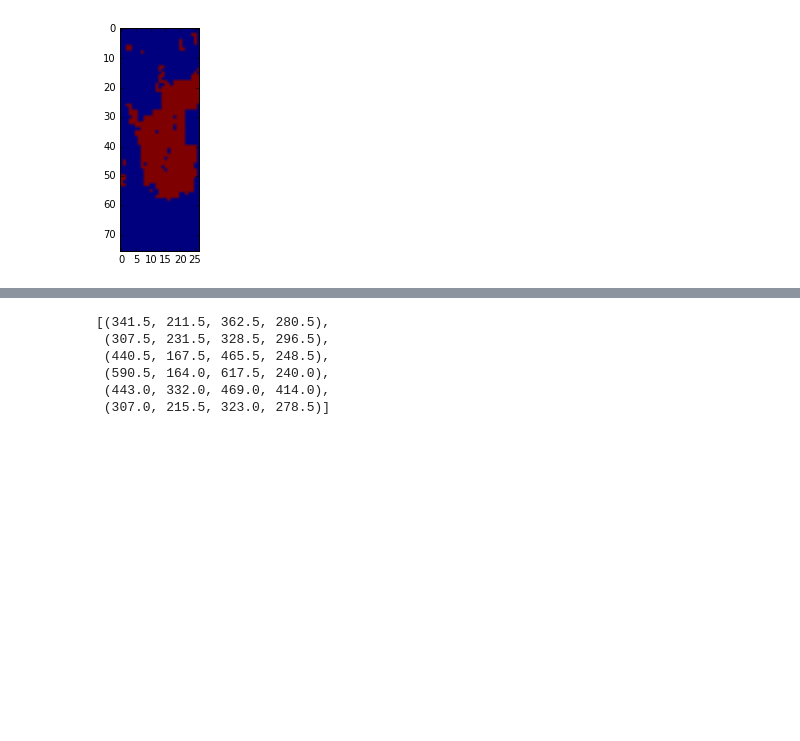
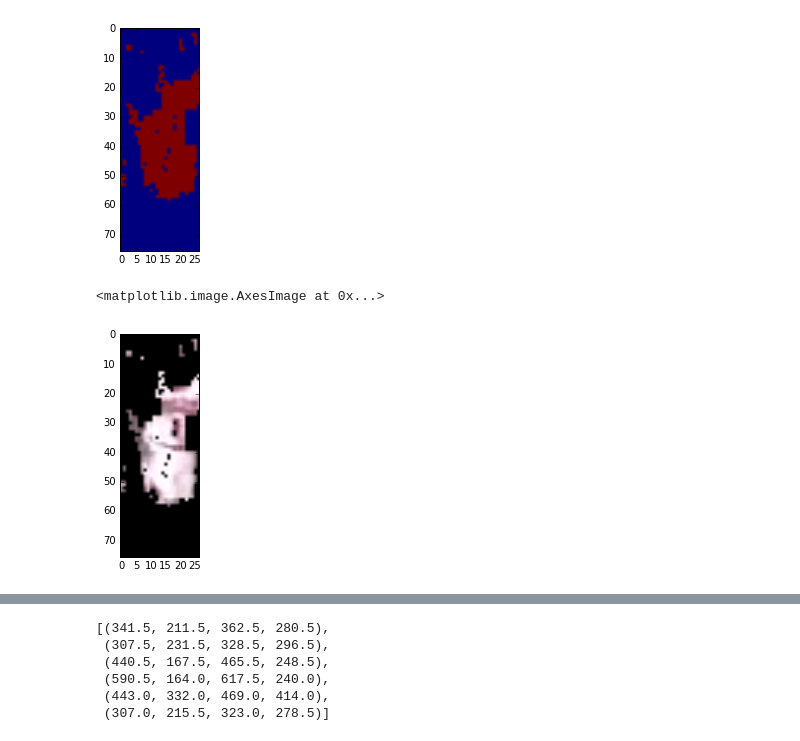
Before and after one commit to NlIceD/player_tracker, a Jupyter notebook: player_tracker_hog.ipynb, the cells around one changed output, grey strips where cells are left out. Saved outputs shown, nothing was run; the diff lists cells and outputs as text; code cells hidden in the pictures; blank space fills up the shorter version.

```diff
--- a/player_tracker_hog.ipynb
+++ b/player_tracker_hog.ipynb
@@ -82,11 +91,20 @@ plt.imshow(rose[:],'Greys')
 <matplotlib.image.AxesImage at 0x...>
 [figure]
 # %%
-ORANGE_MIN = np.array([130, 0, 100],np.uint8)
-ORANGE_MAX = np.array([150, 100, 255],np.uint8)
+WHITE_MIN = np.array([130, 0, 100],np.uint8)
+WHITE_MAX = np.array([150, 100, 255],np.uint8)
 
-frame_threshed = cv2.inRange(img[164:240,590:617], ORANGE_MIN, ORANGE_MAX)
+frame_threshed = cv2.inRange(img[164:240,590:617], WHITE_MIN, WHITE_MAX)
 plt.imshow(frame_threshed)
 # %% [output]
 <matplotlib.image.AxesImage at 0x...>
 [figure]
+# %%
+test_rose = image[164:240,590:617].copy()
+# %%
+test_rose[~frame_threshed.astype(bool)]=np.array([0,0,0])
+# %%
+plt.imshow(test_rose)
+# %% [output]
+<matplotlib.image.AxesImage at 0x...>
+[figure, added]
```
Also changed, not shown: parts of 14 cells of this notebook, 8 other files.
